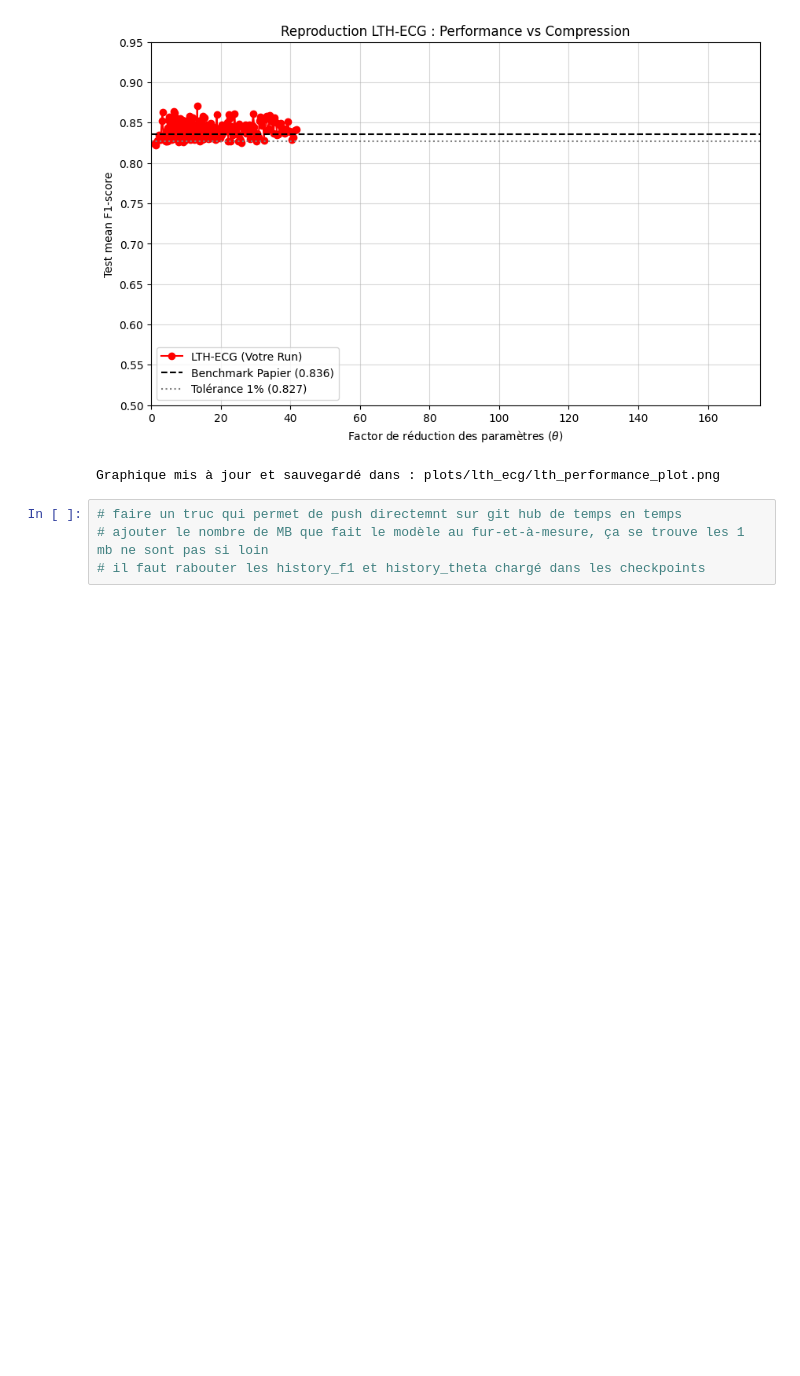
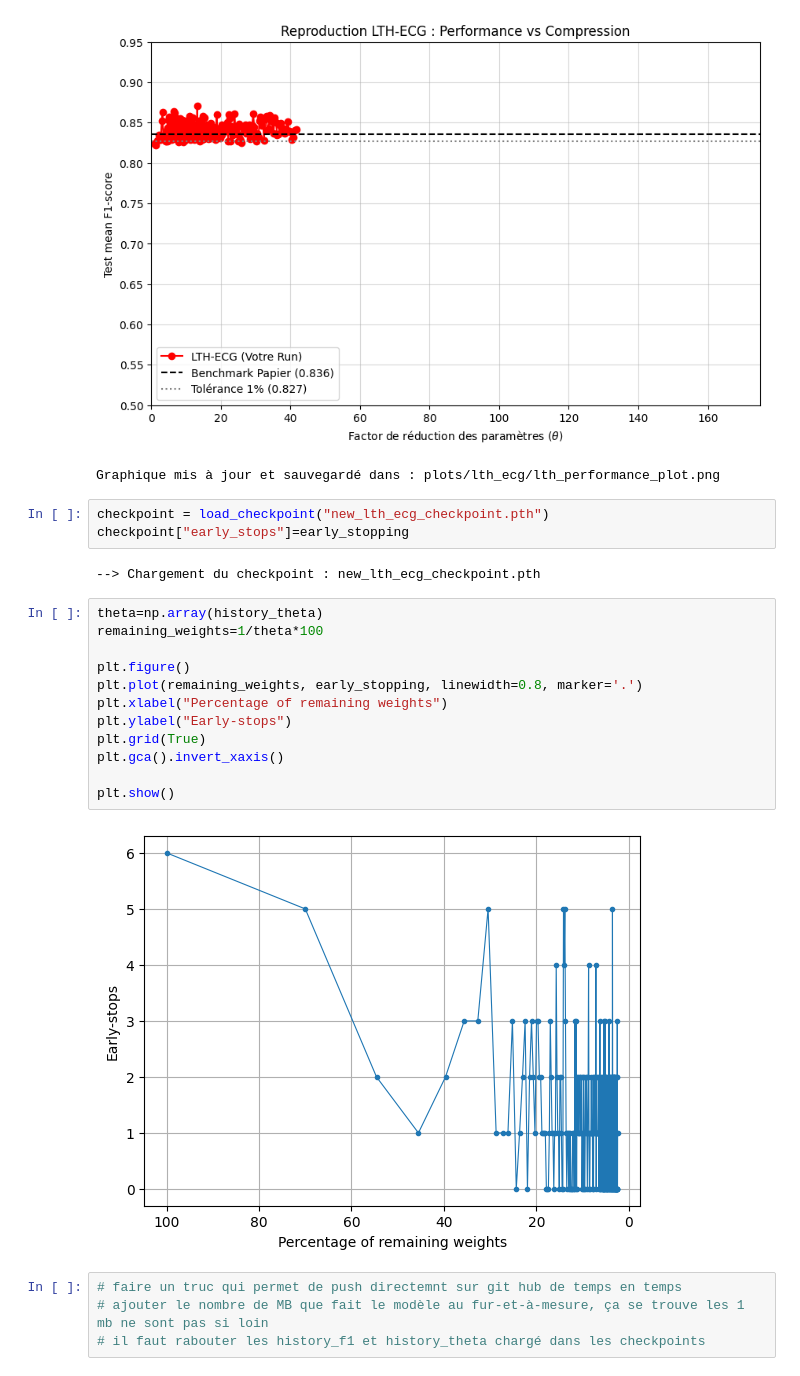
Before and after one commit to felixdechamps/Advanced-ML-Project, a Jupyter notebook: lth_ecg_copy.ipynb, the cells around one changed output. Saved outputs shown, nothing was run; the diff lists cells and outputs as text; blank space fills up the shorter version.

```diff
--- a/lth_ecg_copy.ipynb
+++ b/lth_ecg_copy.ipynb
@@ -840,6 +840,25 @@ final_mask, history_theta, history_f1, early_stopping = run_lth_ecg_2(pruning_pa
 # %% [output]
 [figure]
 Graphique mis à jour et sauvegardé dans : plots/lth_ecg/lth_performance_plot.png
+# %%
+checkpoint = load_checkpoint("new_lth_ecg_checkpoint.pth")
+checkpoint["early_stops"]=early_stopping
+# %% [output]
+--> Chargement du checkpoint : new_lth_ecg_checkpoint.pth
+# %%
+theta=np.array(history_theta)
+remaining_weights=1/theta*100
+
+plt.figure()
+plt.plot(remaining_weights, early_stopping, linewidth=0.8, marker='.')
+plt.xlabel("Percentage of remaining weights")
+plt.ylabel("Early-stops")
+plt.grid(True)
+plt.gca().invert_xaxis()
+
+plt.show()
+# %% [output]
+[figure, added]
 # %%
 # faire un truc qui permet de push directemnt sur git hub de temps en temps
 # ajouter le nombre de MB que fait le modèle au fur-et-à-mesure, ça se trouve les 1 mb ne sont pas si loin
```
Also changed, not shown: 1 other file.
